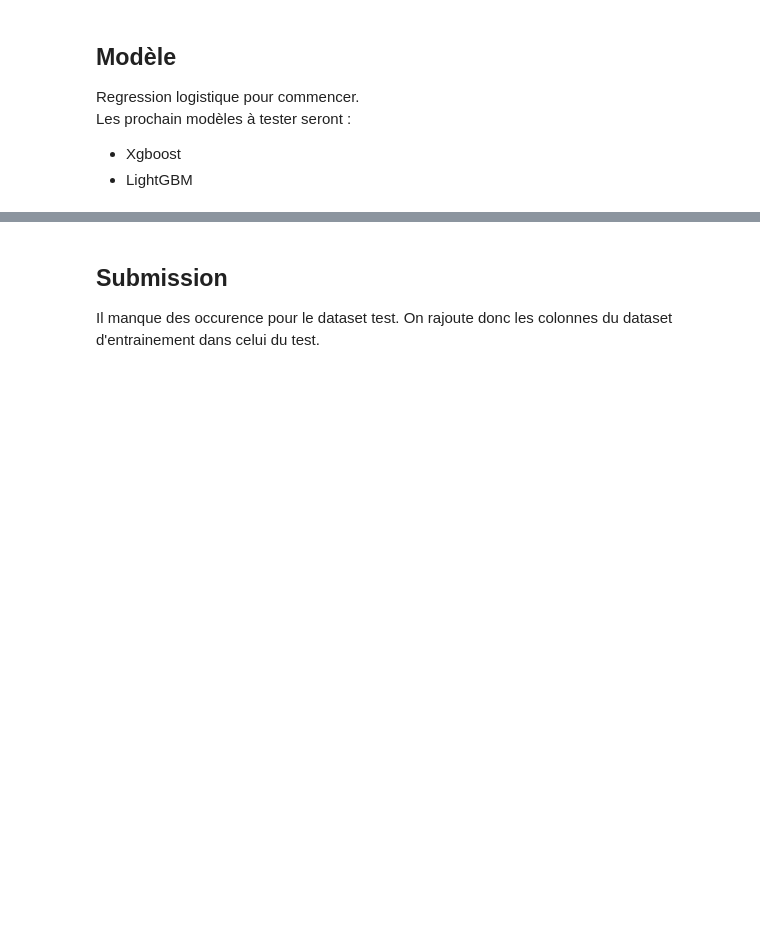
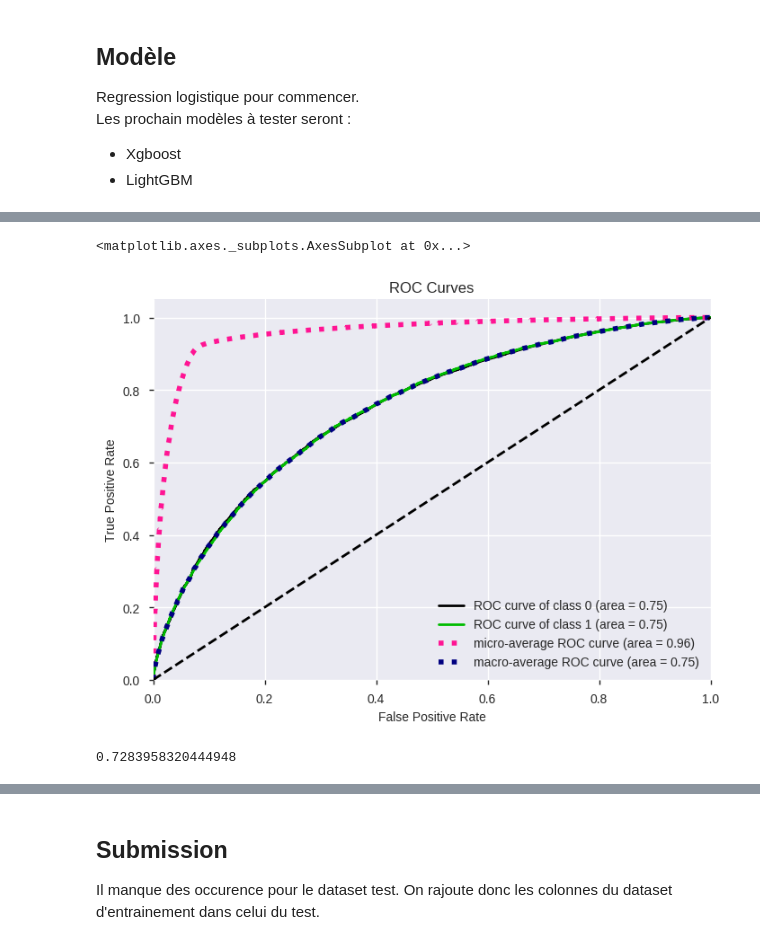
Before and after one commit to tdilasser/Home-credit-default-risk, a Jupyter notebook: baseline_model.ipynb, the cells around one changed output, grey strips where cells are left out. Cells and saved outputs as stored; diff of their text form; code cells hidden in the pictures; blank space fills up the shorter version.

```diff
--- a/baseline_model.ipynb
+++ b/baseline_model.ipynb
@@ -76,0 +136,11 @@ print(roc_auc_score(y_test, pred[:,1]))
+# %%
+skplt.metrics.plot_roc(y_test, prediction_xgb)
+# %% [output]
+<matplotlib.axes._subplots.AxesSubplot at 0x...>
+[figure, added]
+# %%
+lightgbm = lgb.LGBMClassifier()
+prediction_lgb = lightgbm.fit(X_train,y_train).predict_proba(X_test)
+print(roc_auc_score(y_test, pred[:,1]))
+# %% [output]
+0.7283958320444948
```
Also changed, not shown: parts of 27 cells of this notebook, 2 other files.
